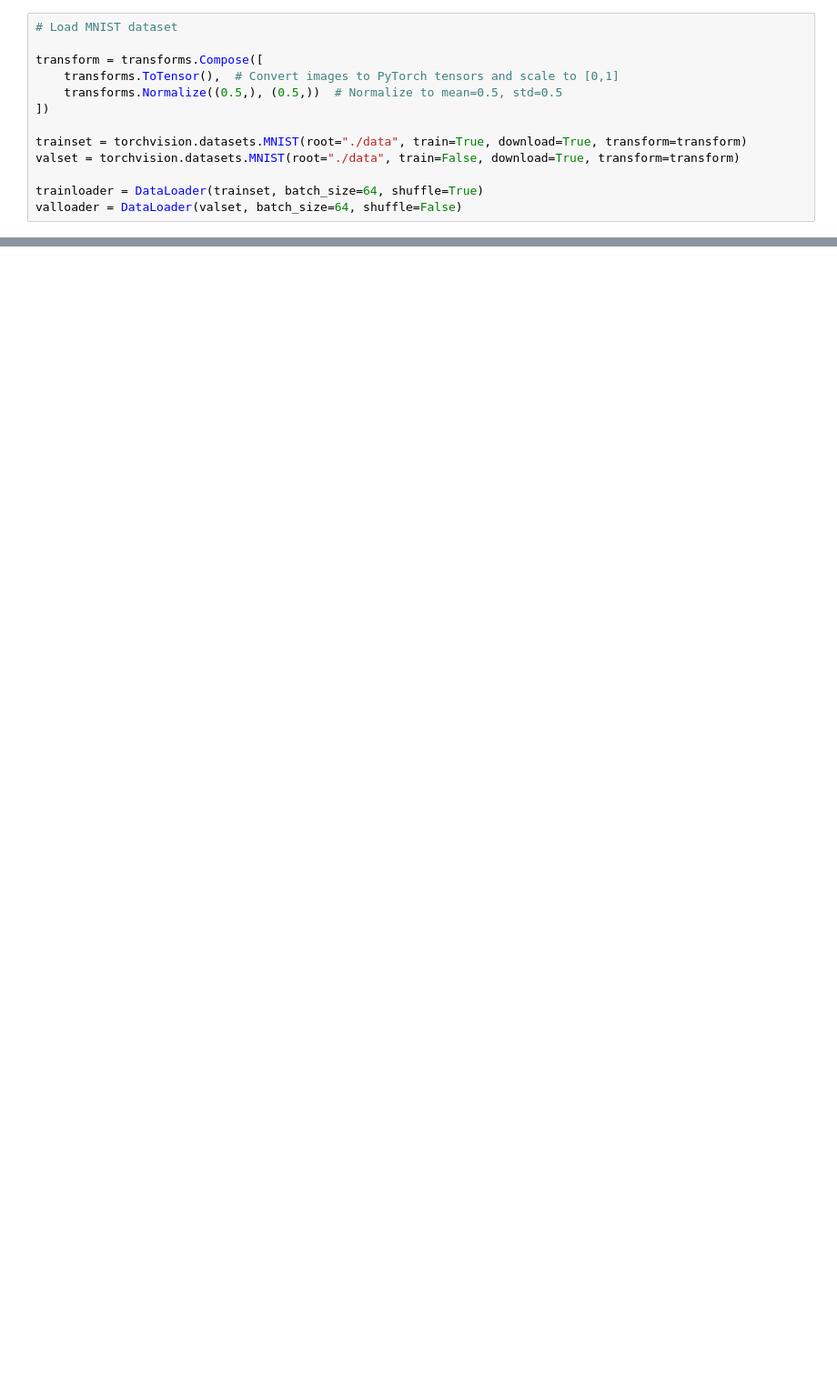
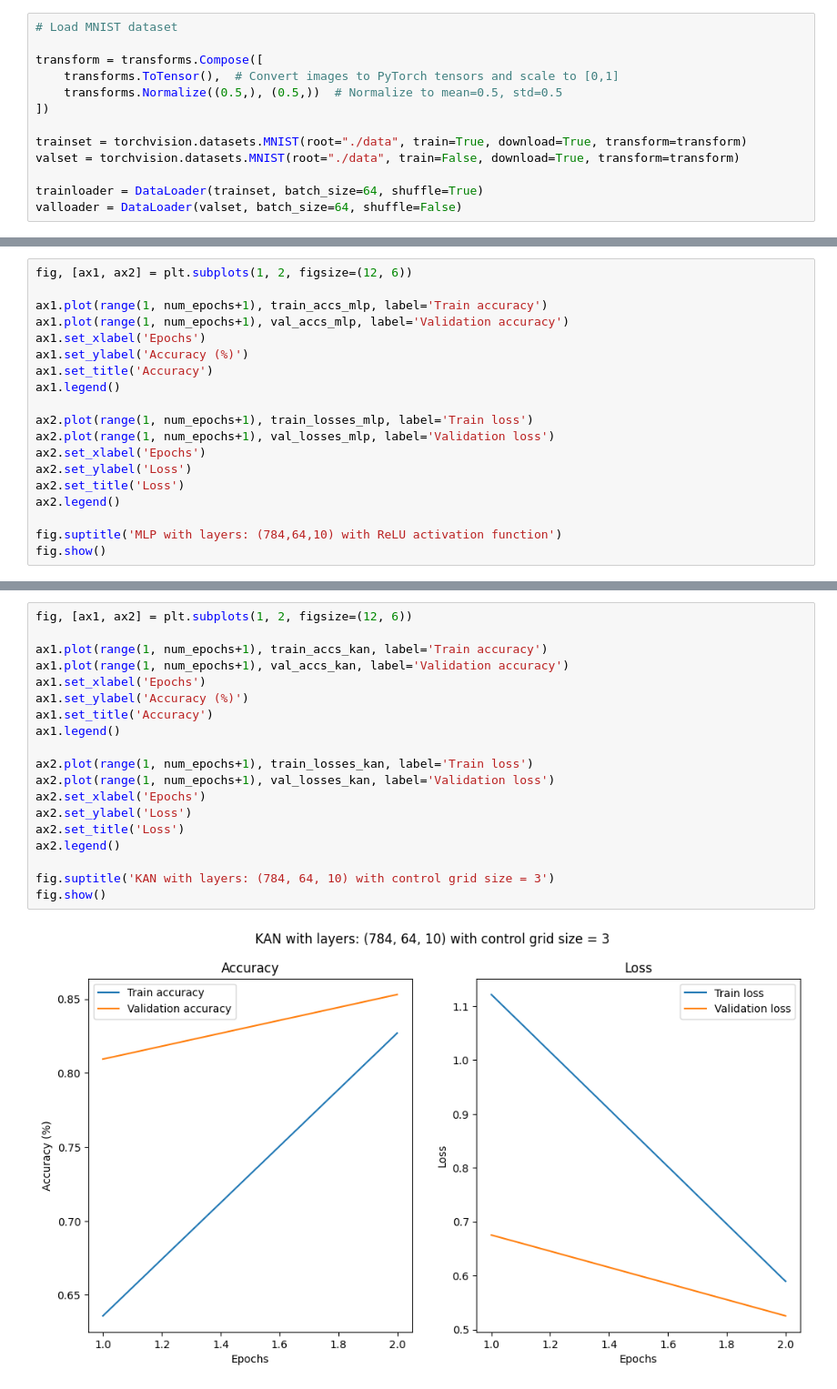
Before and after one commit to andrea-tonello/kan-exam-project, a Jupyter notebook: exam_KAN.ipynb, the cells around one changed output, grey strips where cells are left out. Shown at 91% size. Drawn from its saved outputs; the diff is of its cells as text; blank space fills up the shorter version.

```diff
--- a/exam_KAN.ipynb
+++ b/exam_KAN.ipynb
@@ -134,0 +290,19 @@ losses_kan, accs_kan = train_and_evaluate(model_kan, trainloader, valloader, dev
+# %%
+fig, [ax1, ax2] = plt.subplots(1, 2, figsize=(12, 6))
+
+ax1.plot(range(1, num_epochs+1), train_accs_mlp, label='Train accuracy')
+ax1.plot(range(1, num_epochs+1), val_accs_mlp, label='Validation accuracy')
+ax1.set_xlabel('Epochs')
+ax1.set_ylabel('Accuracy (%)')
+ax1.set_title('Accuracy')
+ax1.legend()
+
+ax2.plot(range(1, num_epochs+1), train_losses_mlp, label='Train loss')
+ax2.plot(range(1, num_epochs+1), val_losses_mlp, label='Validation loss')
+ax2.set_xlabel('Epochs')
+ax2.set_ylabel('Loss')
+ax2.set_title('Loss')
+ax2.legend()
+
+fig.suptitle('MLP with layers: (784,64,10) with ReLU activation function')
+fig.show()
@@ -134,0 +313,21 @@ losses_kan, accs_kan = train_and_evaluate(model_kan, trainloader, valloader, dev
+# %%
+fig, [ax1, ax2] = plt.subplots(1, 2, figsize=(12, 6))
+
+ax1.plot(range(1, num_epochs+1), train_accs_kan, label='Train accuracy')
+ax1.plot(range(1, num_epochs+1), val_accs_kan, label='Validation accuracy')
+ax1.set_xlabel('Epochs')
+ax1.set_ylabel('Accuracy (%)')
+ax1.set_title('Accuracy')
+ax1.legend()
+
+ax2.plot(range(1, num_epochs+1), train_losses_kan, label='Train loss')
+ax2.plot(range(1, num_epochs+1), val_losses_kan, label='Validation loss')
+ax2.set_xlabel('Epochs')
+ax2.set_ylabel('Loss')
+ax2.set_title('Loss')
+ax2.legend()
+
+fig.suptitle('KAN with layers: (784, 64, 10) with control grid size = 3')
+fig.show()
+# %% [output]
+[figure, added]
```
Also changed, not shown: parts of 13 cells of this notebook.
